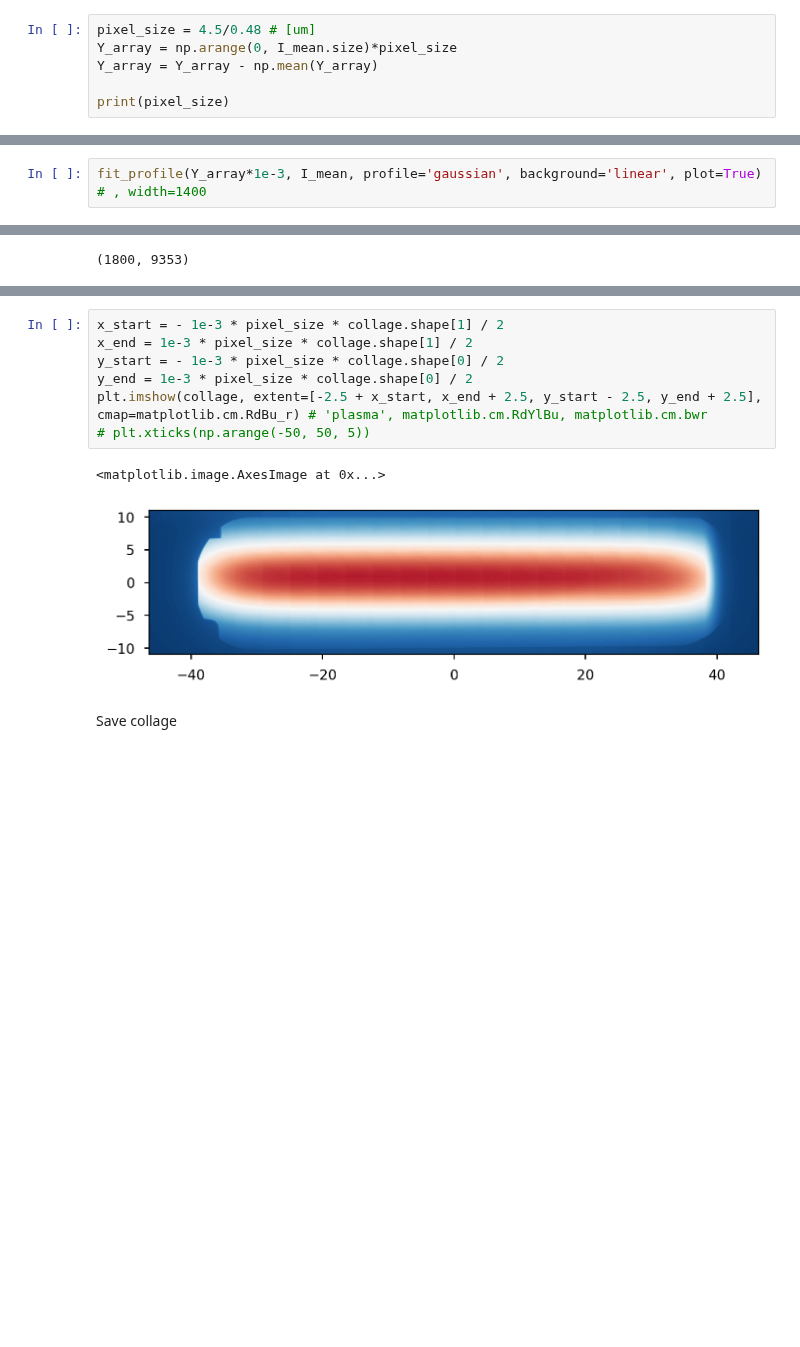
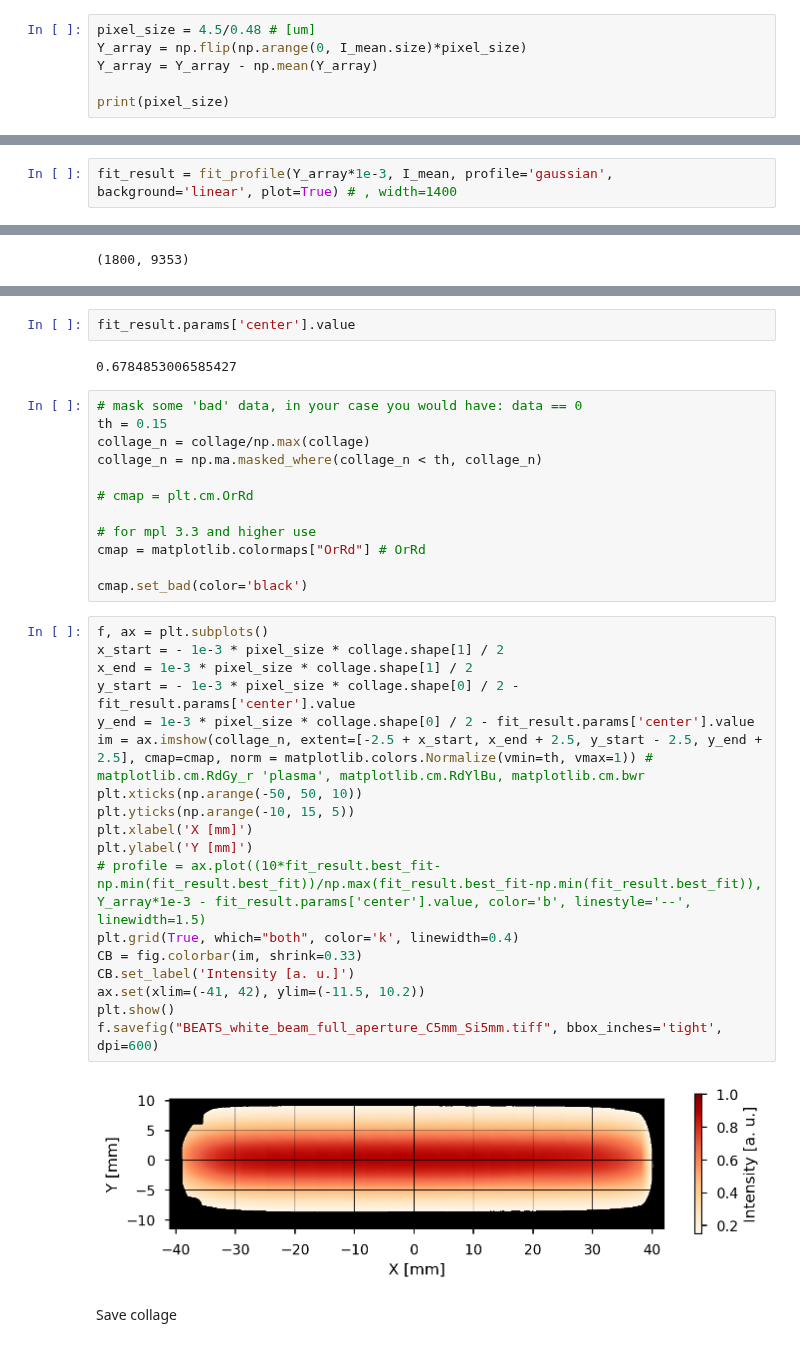
Before and after one commit to gianthk/BEATS_raytracing, a Jupyter notebook: BEATS_commissioning_WB_flat_field_full_aperture.ipynb, the cells around one changed output, grey strips where cells are left out. Drawn from its saved outputs; the diff is of its cells as text; blank space fills up the shorter version.

Commit message:
white beam scan full aperture; processing of results

```diff
--- a/BEATS_commissioning_WB_flat_field_full_aperture.ipynb
+++ b/BEATS_commissioning_WB_flat_field_full_aperture.ipynb
@@ -81,7 +81,7 @@ Average again the central part of the profile
 I_mean = np.mean(data_mean[10, :, 1000:2000], axis=1)
 # %%
 pixel_size = 4.5/0.48 # [um]
-Y_array = np.arange(0, I_mean.size)*pixel_size
+Y_array = np.flip(np.arange(0, I_mean.size)*pixel_size)
 Y_array = Y_array - np.mean(Y_array)
 
 print(pixel_size)
@@ -97,5 +97,5 @@ Text(0, 0.5, 'Average intensity [a.u.]')
 # %% [markdown]
 ### 1.4 Perform curve fit
 # %%
-fit_profile(Y_array*1e-3, I_mean, profile='gaussian', background='linear', plot=True) # , width=1400
+fit_result = fit_profile(Y_array*1e-3, I_mean, profile='gaussian', background='linear', plot=True) # , width=1400
 # %% [output]
@@ -186,13 +198,39 @@ print(collage.shape)
+# %%
+fit_result.params['center'].value
+# %% [output]
+0.6784853006585427
+# %%
+# mask some 'bad' data, in your case you would have: data == 0
+th = 0.15
+collage_n = collage/np.max(collage)
+collage_n = np.ma.masked_where(collage_n < th, collage_n)
+
+# cmap = plt.cm.OrRd
+
+# for mpl 3.3 and higher use
+cmap = matplotlib.colormaps["OrRd"] # OrRd
+
+cmap.set_bad(color='black')
 # %%
+f, ax = plt.subplots()
 x_start = - 1e-3 * pixel_size * collage.shape[1] / 2
 x_end = 1e-3 * pixel_size * collage.shape[1] / 2
-y_start = - 1e-3 * pixel_size * collage.shape[0] / 2
-y_end = 1e-3 * pixel_size * collage.shape[0] / 2
-plt.imshow(collage, extent=[-2.5 + x_start, x_end + 2.5, y_start - 2.5, y_end + 2.5], cmap=matplotlib.cm.RdBu_r) # 'plasma', matplotlib.cm.RdYlBu, matplotlib.cm.bwr
-# plt.xticks(np.arange(-50, 50, 5))
+y_start = - 1e-3 * pixel_size * collage.shape[0] / 2 - fit_result.params['center'].value
+y_end = 1e-3 * pixel_size * collage.shape[0] / 2 - fit_result.params['center'].value
+im = ax.imshow(collage_n, extent=[-2.5 + x_start, x_end + 2.5, y_start - 2.5, y_end + 2.5], cmap=cmap, norm = matplotlib.colors.Normalize(vmin=th, vmax=1)) # matplotlib.cm.RdGy_r 'plasma', matplotlib.cm.RdYlBu, matplotlib.cm.bwr
+plt.xticks(np.arange(-50, 50, 10))
+plt.yticks(np.arange(-10, 15, 5))
+plt.xlabel('X [mm]')
+plt.ylabel('Y [mm]')
+# profile = ax.plot((10*fit_result.best_fit-np.min(fit_result.best_fit))/np.max(fit_result.best_fit-np.min(fit_result.best_fit)), Y_array*1e-3 - fit_result.params['center'].value, color='b', linestyle='--', linewidth=1.5)
+plt.grid(True, which="both", color='k', linewidth=0.4)
+CB = fig.colorbar(im, shrink=0.33)
+CB.set_label('Intensity [a. u.]')
+ax.set(xlim=(-41, 42), ylim=(-11.5, 10.2))
+plt.show()
+f.savefig("BEATS_white_beam_full_aperture_C5mm_Si5mm.tiff", bbox_inches='tight', dpi=600)
 # %% [output]
-<matplotlib.image.AxesImage at 0x...>
-[figure, old version]
+[figure, new version]
 # %% [markdown]
 Save collage
 # %%
```
Also changed, not shown: parts of 5 cells of this notebook, 2 other files.
